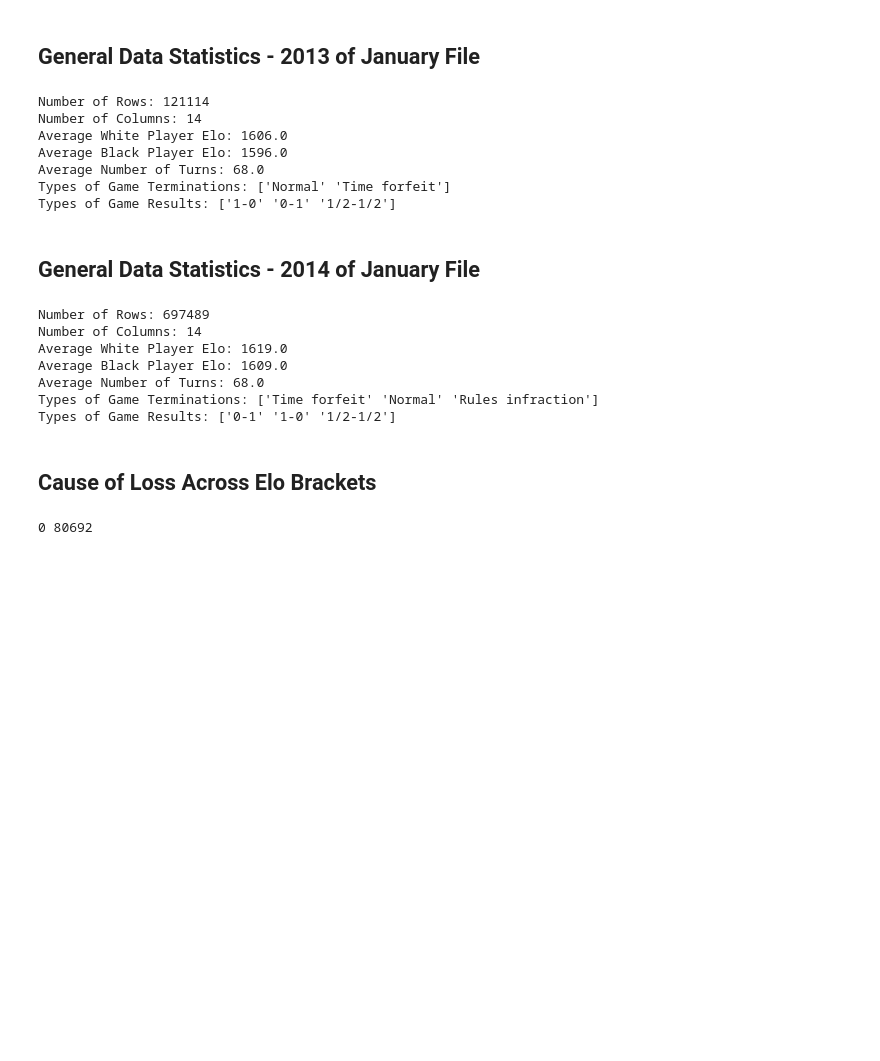
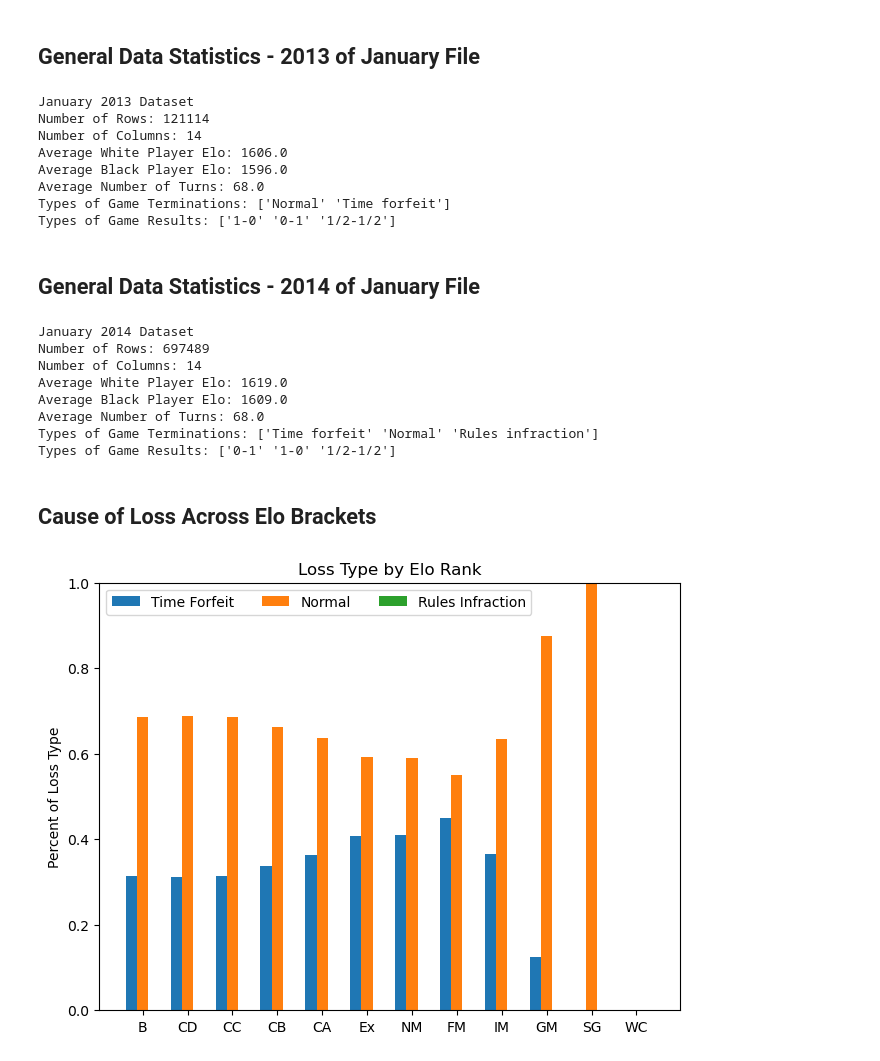
Before and after one commit to ethkissell/chess-data-mining, a Jupyter notebook: brma_code.ipynb, the cells around one changed output. Saved outputs shown, nothing was run; the diff lists cells and outputs as text; code cells hidden in the pictures; blank space fills up the shorter version.

Commit message:
Finished Cause of Loss Graph and code

```diff
--- a/brma_code.ipynb
+++ b/brma_code.ipynb
@@ -64,6 +64,7 @@ rows_cols = filtered_jan_2013.shape
 num_rows = rows_cols[0]
 num_cols = rows_cols[1]
 
+print("January 2013 Dataset")
 print("Number of Rows:", num_rows)
 print("Number of Columns:", num_cols)
 
@@ -83,6 +84,7 @@ print("Types of Game Terminations:", uterm_2013)
 uresult_2013 = filtered_jan_2013["Result"].unique()
 print("Types of Game Results:", uresult_2013)
 # %% [output]
+January 2013 Dataset
 Number of Rows: 121114
 Number of Columns: 14
 Average White Player Elo: 1606.0
@@ -98,6 +100,7 @@ rows_cols = filtered_jan_2014.shape
 num_rows = rows_cols[0]
 num_cols = rows_cols[1]
 
+print("January 2014 Dataset")
 print("Number of Rows:", num_rows)
 print("Number of Columns:", num_cols)
 
@@ -117,6 +120,7 @@ print("Types of Game Terminations:", uterm_2014)
 uresult_2014 = filtered_jan_2014["Result"].unique()
 print("Types of Game Results:", uresult_2014)
 # %% [output]
+January 2014 Dataset
 Number of Rows: 697489
 Number of Columns: 14
 Average White Player Elo: 1619.0
@@ -382,35 +386,86 @@ def elo_match(welo, belo, res, term):
             SG_N = SG_N + 1
         case(welo, _, "0-1", "Rules infraction") if 2700 <= welo < 2800:
             SG_RI = SG_RI + 1
         #World Champion Cases
         case(_, belo, "1-0", "Time forfeit") if belo >= 2800:
             WC_TF = WC_TF + 1
         case(_, belo, "1-0", "Normal") if belo >= 2800:
             WC_N = WC_N + 1
         case(_, belo, "1-0", "Rules infraction") if belo >= 2800:
             WC_RI = WC_RI + 1
         case(welo, _, "0-1", "Time forfeit") if welo >= 2800:
             WC_TF = WC_TF + 1
         case(welo, _, "0-1", "Normal") if welo >= 2800:
             WC_N = WC_N + 1
         case(welo, _, "0-1", "Rules infraction") if welo >= 2800:
             WC_RI = WC_RI + 1
         #Ties and Broken Games Cases
         case(_, _, "1/2-1/2", _):
             ties = ties + 1
         case _:
             broken_game = broken_game + 1
 
 #Counting Loss Per Category for Elo Ranks from Jan_2013 and Jan_2014 ("WhiteElo" is Col 7 and "BlackElo" is Col 8)
 #Example of what each game is:
 #Pandas(GameID=0, Event='Rated Classical game', White='BFG9k', Black='mamalak', Result='1-0', Date='2012.12.31', Time='23:01:03', WhiteElo=1639, BlackElo=1403, ECO='C00', Opening='French Defense: Normal Variation', TimeControl='600+8', Termination='Normal', _13=25)
 for game in filtered_jan_2013.itertuples(index=False):
     elo_match(game[7], game[8], game[4], game[12])
-    #print((game[7]), (game[8]), game[4], game[12])
-    #elo_match(game[7], game[8], game[4], game[12])
-    #elo_match(1660, 1421, game[4], game[12])
 for game2 in filtered_jan_2014.itertuples(index=False):
     elo_match(game2[7], game2[8], game2[4], game2[12])
-print(broken_game, CB_TF)
+
+#Getting Totals of Each Elo Rank for Future Percent Calculations
+#Beginner
+Beginner_Total = Beginner_TF + Beginner_N + Beginner_RI
+#Class D
+CD_Total = CD_TF + CD_N + CD_RI
+#Class C
+CC_Total = CC_TF + CC_N + CC_RI
+#Class B
+CB_Total = CB_TF + CB_N + CB_RI
+#Class A
+CA_Total = CA_TF + CA_N + CA_RI
+#Expert
+Ex_Total = Ex_TF + Ex_N + Ex_RI
+#National Master
+NM_Total = NM_TF + NM_N + NM_RI
+#FIDE Master
+FM_Total = FM_TF + FM_N + FM_RI
+#International Master
+IM_Total = IM_TF + IM_N + IM_RI
+#Grandmaster
+GM_Total = GM_TF + GM_N + GM_RI
+#Super Grandmaster
+SG_Total = SG_TF + SG_N + SG_RI
+#World Champion
+WC_Total = WC_TF + WC_N + WC_RI
+
+#Creating and Displaying Group Bar Chart of Results
+elo_ranks = ("B", "CD", "CC", "CB", "CA", "Ex", "NM", "FM", "IM", "GM", "SG", "WC")
+loss_percent_stats = {
+    "Time Forfeit": (Beginner_TF/Beginner_Total, CD_TF/CD_Total, CC_TF/CC_Total, CB_TF/CB_Total, CA_TF/CA_Total, Ex_TF/Ex_Total, NM_TF/NM_Total, FM_TF/FM_Total, IM_TF/IM_Total, GM_TF/GM_Total, SG_TF/SG_Total, 0),
+    "Normal": (Beginner_N/Beginner_Total, CD_N/CD_Total, CC_N/CC_Total, CB_N/CB_Total, CA_N/CA_Total, Ex_N/Ex_Total, NM_N/NM_Total, FM_N/FM_Total, IM_N/IM_Total, GM_N/GM_Total, SG_N/SG_Total, 0),
+    "Rules Infraction": (Beginner_RI/Beginner_Total, CD_RI/CD_Total, CC_RI/CC_Total, CB_RI/CB_Total, CA_RI/CA_Total, Ex_RI/Ex_Total, NM_RI/NM_Total, FM_RI/FM_Total, IM_RI/IM_Total, GM_RI/GM_Total, SG_RI/SG_Total, 0)
+}
+
+x = np.arange(len(elo_ranks))
+width = .25
+multiplier = 0
+
+fig, ax = plt.subplots(layout='constrained')
+
+for loss_type, percent in loss_percent_stats.items():
+    offset = width * multiplier
+    rects = ax.bar(x + offset, percent, width, label=loss_type)
+    #ax.bar_label(rects, padding=3)
+    multiplier += 1
+
+# Add some text for labels, title and custom x-axis tick labels, etc.
+ax.set_ylabel('Percent of Loss Type')
+ax.set_title('Loss Type by Elo Rank')
+ax.set_xticks(x + width, elo_ranks)
+ax.legend(loc='upper left', ncols=3)
+ax.set_ylim(0, 1)
+
+plt.show()
 # %% [output]
-0 80692
+[figure, added]
```
